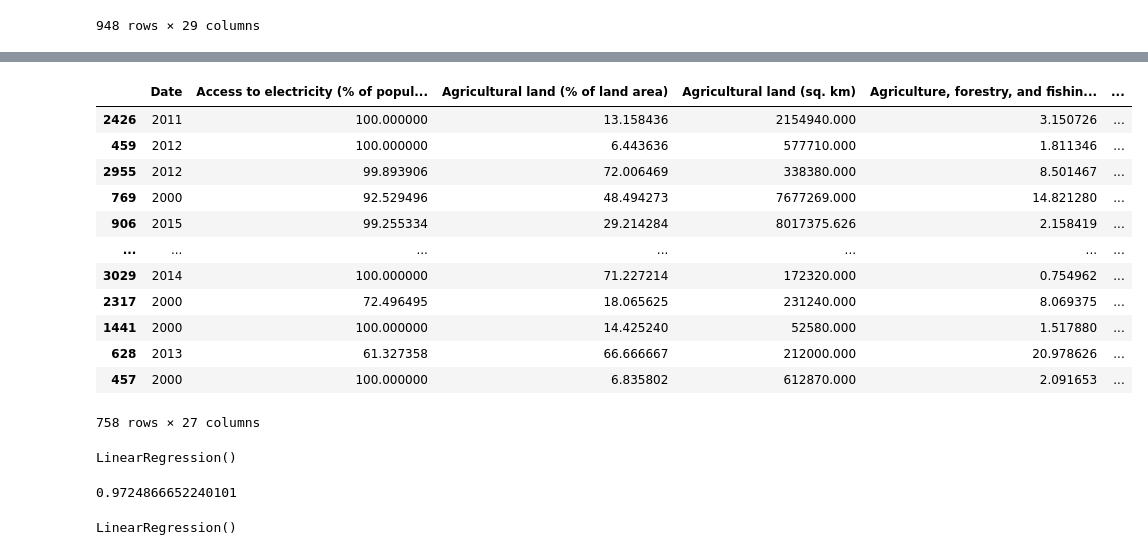
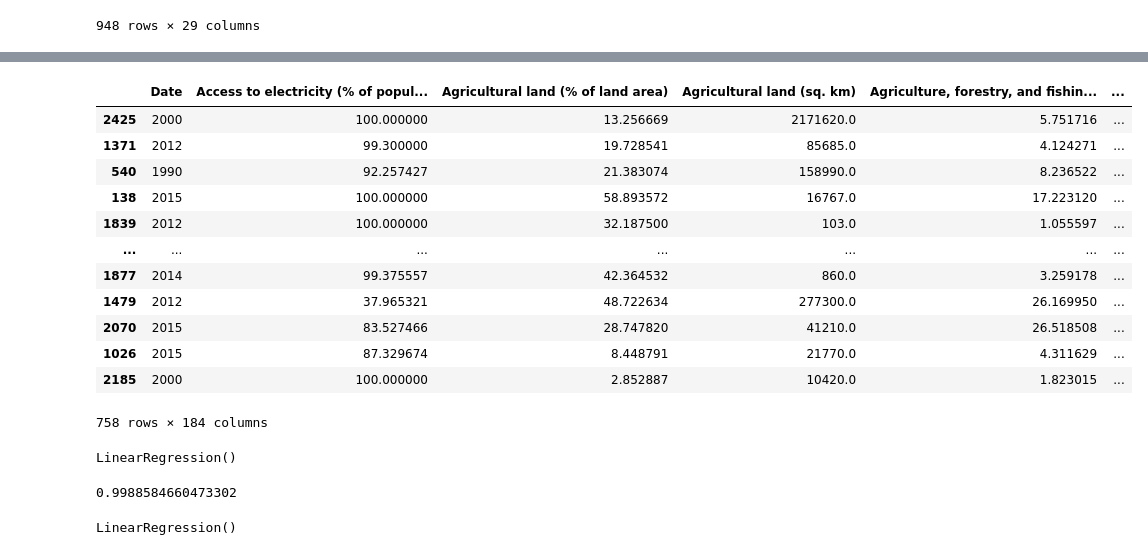
Before and after one commit to busranur-sr/ClimateChange, a Jupyter notebook: co2regression.ipynb, the cells around one changed output, grey strips where cells are left out. Saved outputs shown, nothing was run; the diff lists cells and outputs as text; code cells hidden in the pictures.

```diff
--- a/co2regression.ipynb
+++ b/co2regression.ipynb
@@ -87,3 +89,8 @@ df
 | 3185 | Zimbabwe | 2014 | 32.300000 | 41.876696 | 162000.0 | ... |
 | 3186 | Zimbabwe | 2015 | 33.700000 | 41.876696 | 162000.0 | ... |
 948 rows × 29 columns
+# %%
+dummies = pd.get_dummies(df['Country Name'])
+add_dummies = pd.concat([df,dummies],axis='columns')
+df_final = add_dummies.drop(['Albania'],axis='columns')
+df_final
@@ -90,38 +111,36 @@ df
 # %%
-X = df.drop('Total Co', axis = 1)
-X = X.drop('Country Name', axis = 1)
+df_final = df_final.sample(frac=1)
 
-Y = df[['Total Co']]
+X = df_final.drop(['Total Co','Country Name'], axis = 1)
+Y = df_final[['Total Co']]
+X_train, X_test, y_train, y_test = train_test_split(X, Y, test_size=0.20,shuffle=False)
+display(X_train)
 
-# Split X and y into X_
-X_train, X_test, y_train, y_test = train_test_split(X, Y, test_size=0.20, random_state=4)
-display(X_train)
-display
-# create a Linear Regression model object
+ #create a Linear Regression model object
 regression_model = LinearRegression()
 
 # pass through the X_train & y_train data set
 regression_model.fit(X_train, y_train)
 # %% [output]
 |  | Date | Access to electricity (% of popul... | Agricultural land (% of land area) | Agricultural land (sq. km) | Agriculture, forestry, and fishin... | ... |
-| 2426 | 2011 | 100.000000 | 13.158436 | 2154940.000 | 3.150726 | ... |
-| 459 | 2012 | 100.000000 | 6.443636 | 577710.000 | 1.811346 | ... |
-| 2955 | 2012 | 99.893906 | 72.006469 | 338380.000 | 8.501467 | ... |
-| 769 | 2000 | 92.529496 | 48.494273 | 7677269.000 | 14.821280 | ... |
-| 906 | 2015 | 99.255334 | 29.214284 | 8017375.626 | 2.158419 | ... |
+| 2425 | 2000 | 100.000000 | 13.256669 | 2171620.0 | 5.751716 | ... |
+| 1371 | 2012 | 99.300000 | 19.728541 | 85685.0 | 4.124271 | ... |
+| 540 | 1990 | 92.257427 | 21.383074 | 158990.0 | 8.236522 | ... |
+| 138 | 2015 | 100.000000 | 58.893572 | 16767.0 | 17.223120 | ... |
+| 1839 | 2012 | 100.000000 | 32.187500 | 103.0 | 1.055597 | ... |
 | ... | ... | ... | ... | ... | ... | ... |
-| 3029 | 2014 | 100.000000 | 71.227214 | 172320.000 | 0.754962 | ... |
-| 2317 | 2000 | 72.496495 | 18.065625 | 231240.000 | 8.069375 | ... |
-| 1441 | 2000 | 100.000000 | 14.425240 | 52580.000 | 1.517880 | ... |
-| 628 | 2013 | 61.327358 | 66.666667 | 212000.000 | 20.978626 | ... |
-| 457 | 2000 | 100.000000 | 6.835802 | 612870.000 | 2.091653 | ... |
+| 1877 | 2014 | 99.375557 | 42.364532 | 860.0 | 3.259178 | ... |
+| 1479 | 2012 | 37.965321 | 48.722634 | 277300.0 | 26.169950 | ... |
+| 2070 | 2015 | 83.527466 | 28.747820 | 41210.0 | 26.518508 | ... |
+| 1026 | 2015 | 87.329674 | 8.448791 | 21770.0 | 4.311629 | ... |
+| 2185 | 2000 | 100.000000 | 2.852887 | 10420.0 | 1.823015 | ... |
-758 rows × 27 columns
+758 rows × 184 columns
 LinearRegression()
 # %%
 y_prediction =  regression_model.predict(X_test)
 # predicting the accuracy score
 score = r2_score(y_test,y_prediction)
-score
+display(score)
 # %% [output]
-0.9724866652240101
+0.9988584660473302
 # %%
```
Also changed, not shown: parts of 7 cells of this notebook.
